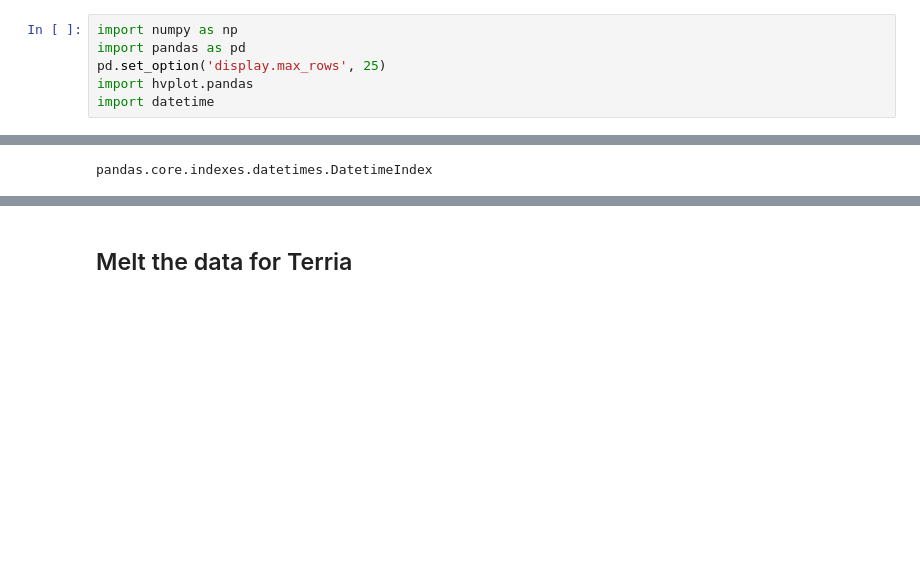
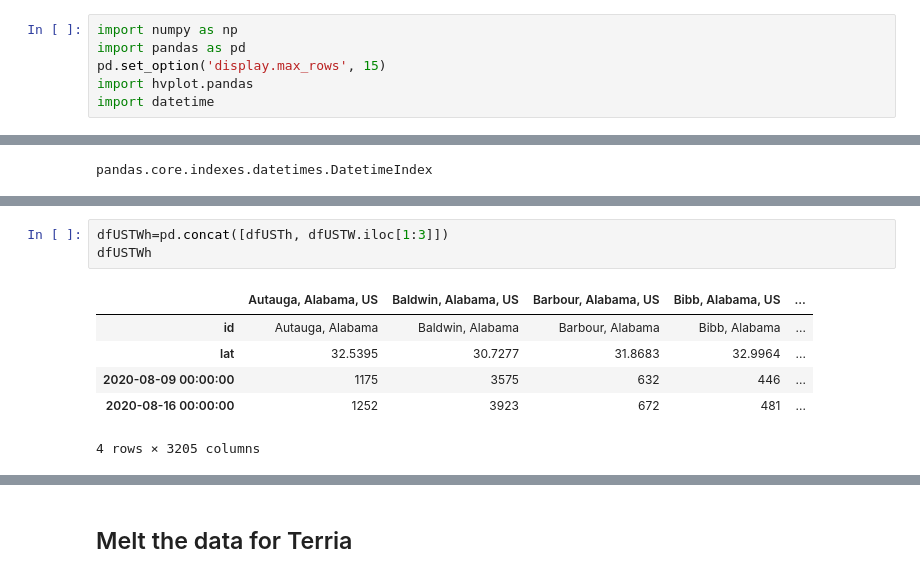
Before and after one commit to zdefne-usgs/covid_dashboard, a Jupyter notebook: covid_states.ipynb, the cells around one changed output, grey strips where cells are left out. Drawn from its saved outputs; the diff is of its cells as text; blank space fills up the shorter version.

```diff
--- a/covid_states.ipynb
+++ b/covid_states.ipynb
@@ -7,6 +7,6 @@ Here we load the COVID-19 confirmed case data from the [The Center for Systems S
 # %%
 import numpy as np
 import pandas as pd
-pd.set_option('display.max_rows', 25)
+pd.set_option('display.max_rows', 15)
 import hvplot.pandas
 import datetime
@@ -488,0 +445,10 @@ ttt.resample('M')
+# %%
+dfUSTWh=pd.concat([dfUSTh, dfUSTW.iloc[1:3]])
+dfUSTWh
+# %% [output]
+|  | Autauga, Alabama, US | Baldwin, Alabama, US | Barbour, Alabama, US | Bibb, Alabama, US | ... |
+| id | Autauga, Alabama | Baldwin, Alabama | Barbour, Alabama | Bibb, Alabama | ... |
+| lat | 32.5395 | 30.7277 | 31.8683 | 32.9964 | ... |
+| 2020-08-09 00:00:00 | 1175 | 3575 | 632 | 446 | ... |
+| 2020-08-16 00:00:00 | 1252 | 3923 | 672 | 481 | ... |
+4 rows × 3205 columns
```
Also changed, not shown: parts of 10 cells of this notebook, 1 other file.
